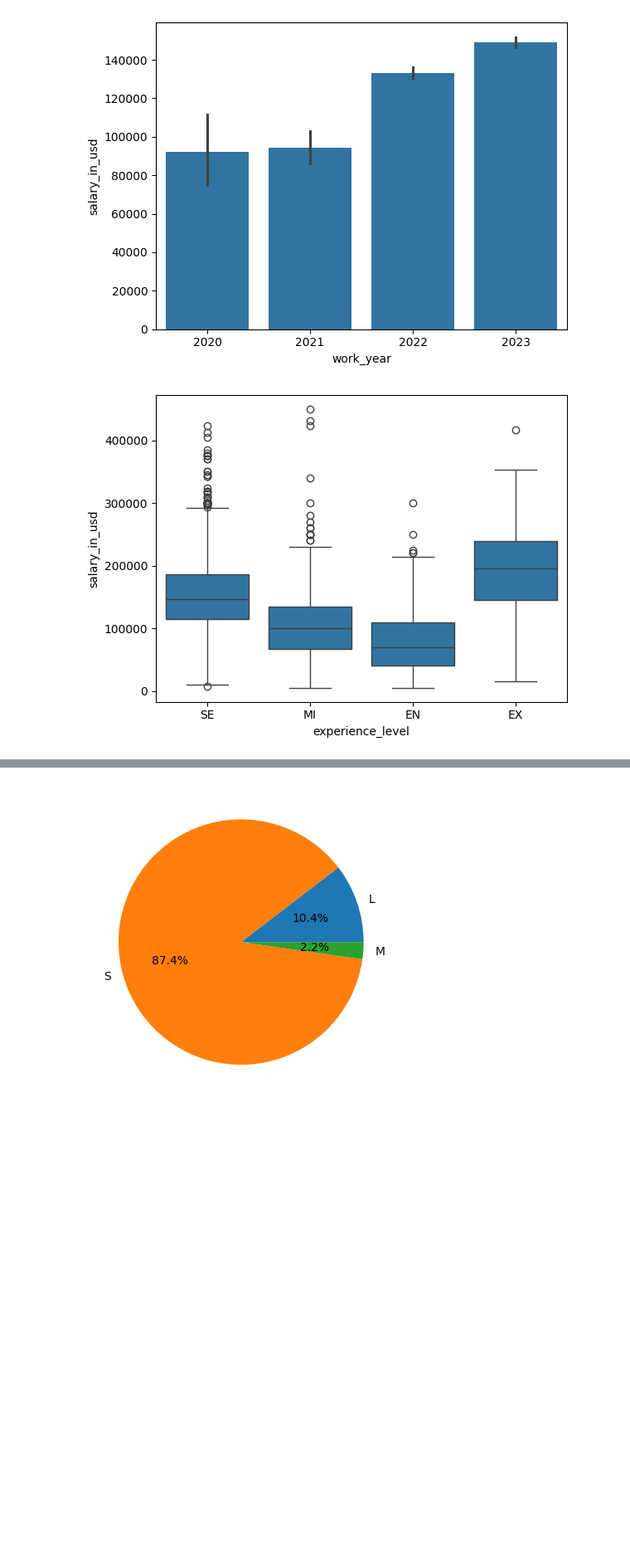
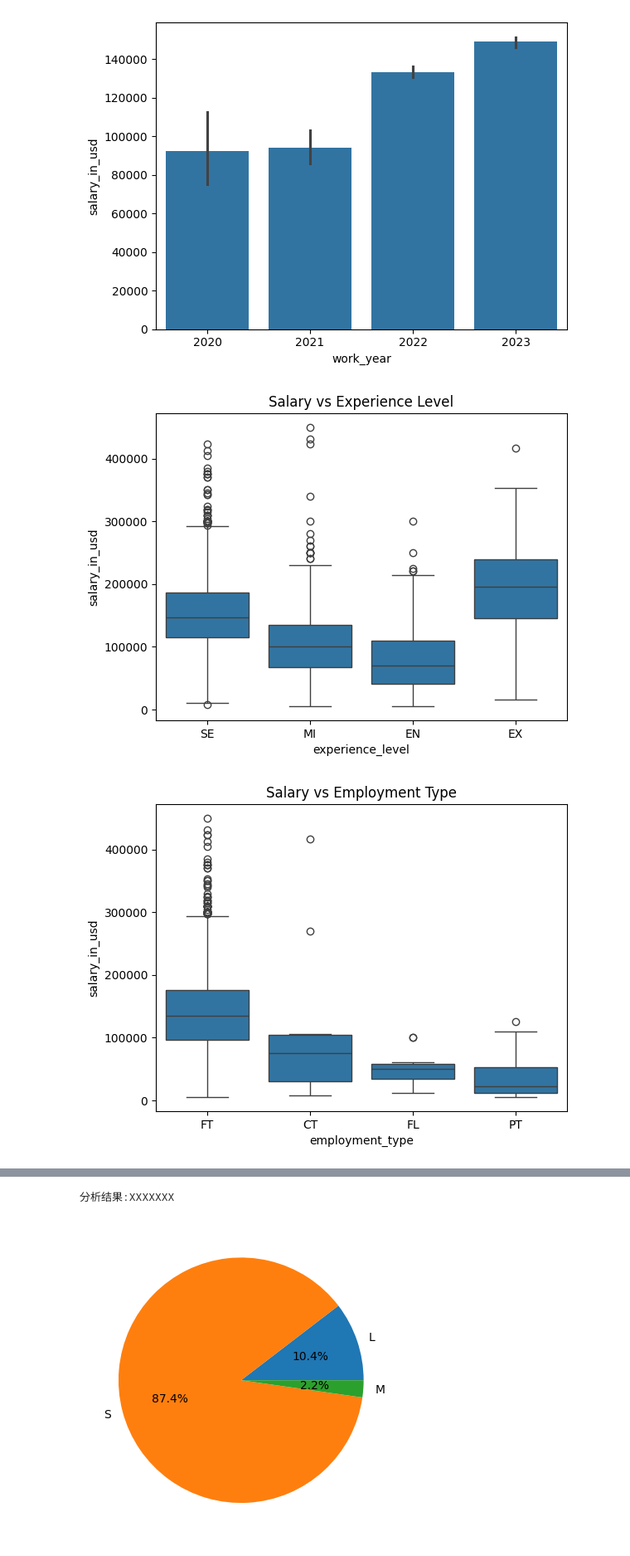
Before and after one commit to Sherryqilin/assessment2_programming, a Jupyter notebook: assessment2.ipynb, the cells around one changed output, grey strips where cells are left out. Shown at 83% size. Saved outputs shown, nothing was run; the diff lists cells and outputs as text; code cells hidden in the pictures; blank space fills up the shorter version.

```diff
--- a/assessment2.ipynb
+++ b/assessment2.ipynb
@@ -33,14 +42,46 @@ sns.barplot(
 plt.show()
 # %% [output]
 [figure]
-# %%
-# Boxplots classified by experience level
-
-sns.boxplot(
-    x = 'experience_level',
-    y = 'salary_in_usd',
-     data=salaries
-)
-plt.show()
-# %% [output]
-[figure, removed]
+# %%
+# 分析不同要素对薪资的影响关系
+# 1. 经验水平 vs 薪资
+sns.boxplot(
+    x = 'experience_level',
+    y = 'salary_in_usd',
+     data=salaries
+)
+plt.title('Salary vs Experience Level')
+plt.show()
+
+# 2. 就业水平 vs 薪资
+sns.boxplot(
+    x = 'employment_type',
+    y = 'salary_in_usd',
+     data=salaries
+)
+plt.title('Salary vs Employment Type')
+plt.show()
+
+# 3. 公司规模 vs 薪资
+sns.boxplot(
+    x = 'company_size',
+    y = 'salary_in_usd',
+     data=salaries
+)
+plt.title('Salary vs Company Size')
+plt.show()
+
+# 4. 远程比例 vs 薪资
+sns.scatterplot(
+    x = 'remote_ratio',
+    y = 'salary_in_usd',
+     data=salaries
+)
+plt.title('Salary vs Remote Ratio')
+plt.show()
+
+# 打印结论
+print("分析结果:XXXXXXX")
+# %% [output]
+[figure, added]
+[figure, added]
@@ -47,3 +90,4 @@ plt.show()
+分析结果:XXXXXXX
 # %%
 # Pie chart by employment type
 
```
Also changed, not shown: parts of 4 cells of this notebook.
